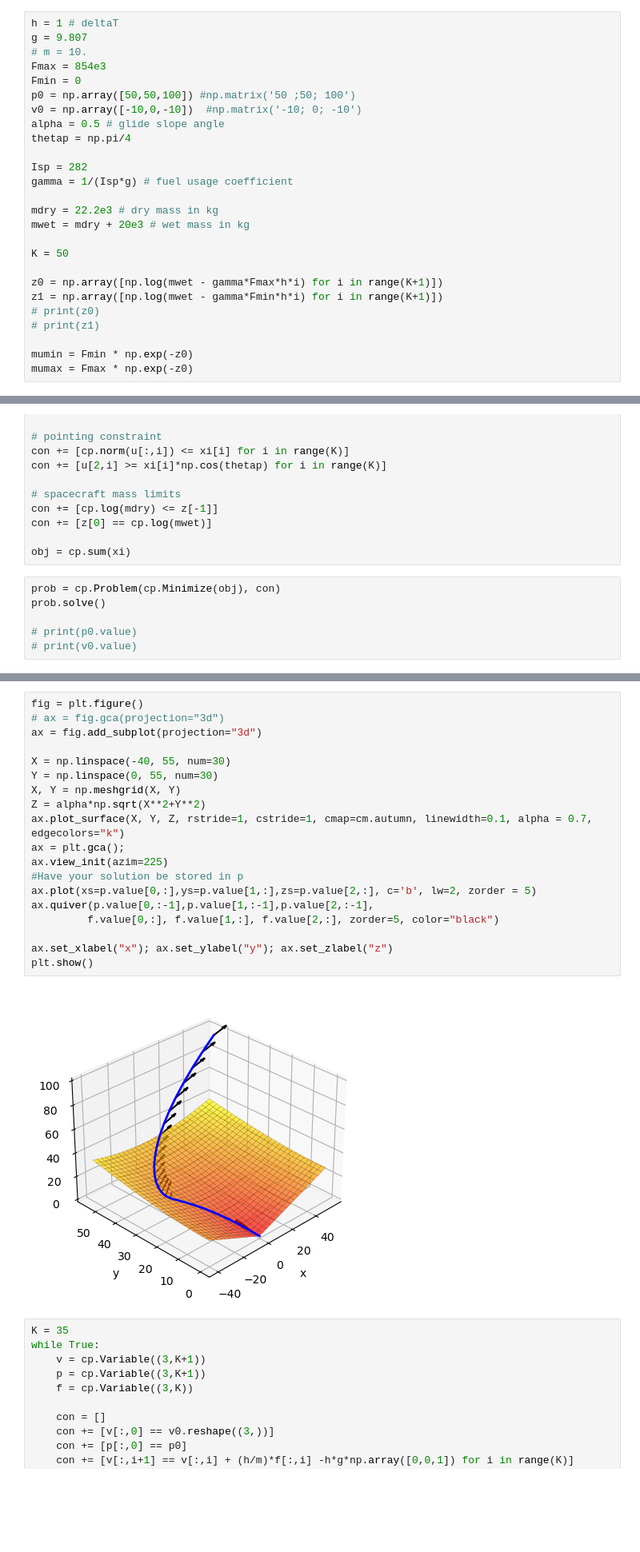
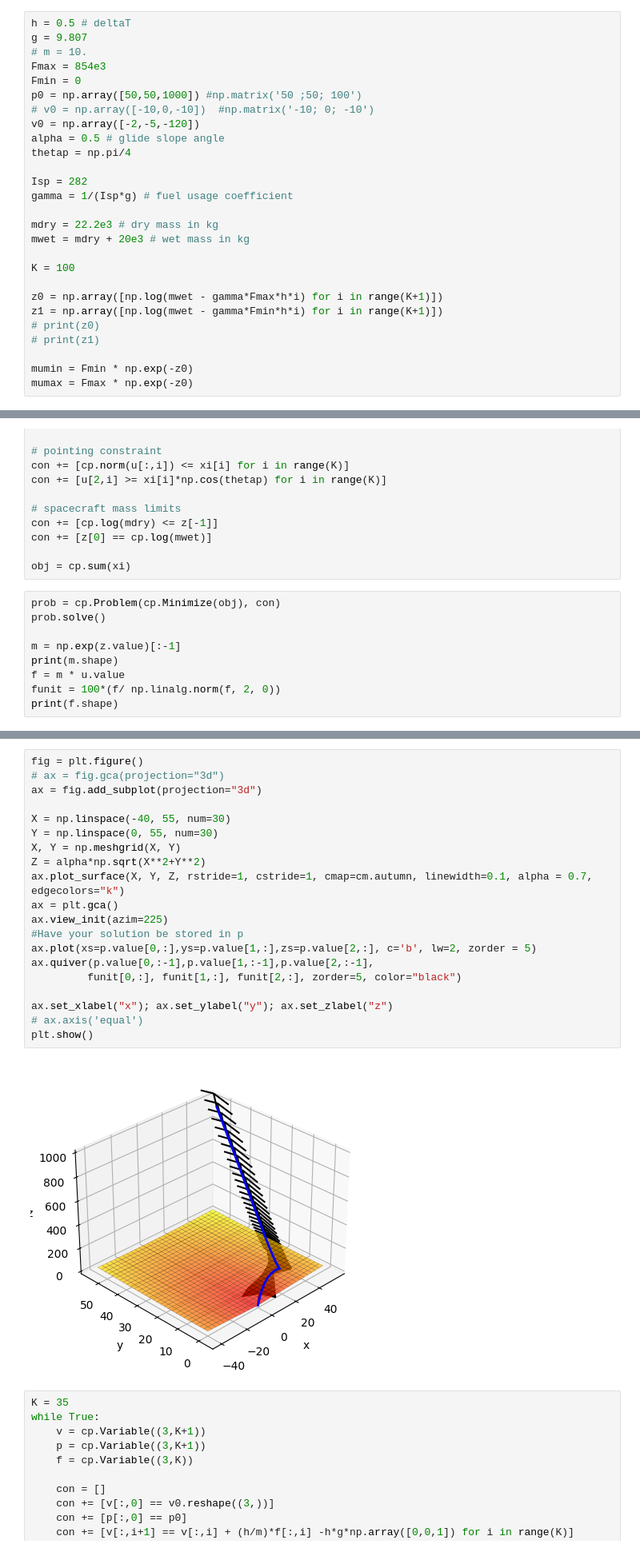
Before and after one commit to UzTak/AA273_Project, a Jupyter notebook: traj_gen/cvx_trajopt.ipynb, the cells around one changed output, grey strips where cells are left out. Shown at 80% size. Drawn from its saved outputs; the diff is of its cells as text; blank space fills up the shorter version.

Commit message:
added plotting for untransformed variables; still experimenting with intiial conditions and pointing/slope constraints

```diff
--- a/traj_gen/cvx_trajopt.ipynb
+++ b/traj_gen/cvx_trajopt.ipynb
@@ -6,13 +6,14 @@ from matplotlib import cm
 import cvxpy as cp
 import json
 # %%
-h = 1 # deltaT
+h = 0.5 # deltaT
 g = 9.807
 # m = 10.
 Fmax = 854e3
 Fmin = 0
-p0 = np.array([50,50,100]) #np.matrix('50 ;50; 100')
-v0 = np.array([-10,0,-10])  #np.matrix('-10; 0; -10')
+p0 = np.array([50,50,1000]) #np.matrix('50 ;50; 100')
+# v0 = np.array([-10,0,-10])  #np.matrix('-10; 0; -10')
+v0 = np.array([-2,-5,-120])
 alpha = 0.5 # glide slope angle
 thetap = np.pi/4
 
@@ -22,7 +23,7 @@ gamma = 1/(Isp*g) # fuel usage coefficient
 mdry = 22.2e3 # dry mass in kg
 mwet = mdry + 20e3 # wet mass in kg
 
-K = 50
+K = 100
 
 z0 = np.array([np.log(mwet - gamma*Fmax*h*i) for i in range(K+1)])
 z1 = np.array([np.log(mwet - gamma*Fmin*h*i) for i in range(K+1)])
@@ -79,6 +80,9 @@ obj = cp.sum(xi)
 prob = cp.Problem(cp.Minimize(obj), con)
 prob.solve()
 
-# print(p0.value)
-# print(v0.value)
+m = np.exp(z.value)[:-1]
+print(m.shape)
+f = m * u.value
+funit = 100*(f/ np.linalg.norm(f, 2, 0))
+print(f.shape)
 # %% [output]
@@ -91,24 +91,25 @@ prob.solve()
 # %%
 fig = plt.figure()
 # ax = fig.gca(projection="3d")
 ax = fig.add_subplot(projection="3d")
 
 X = np.linspace(-40, 55, num=30)
 Y = np.linspace(0, 55, num=30)
 X, Y = np.meshgrid(X, Y)
 Z = alpha*np.sqrt(X**2+Y**2)
 ax.plot_surface(X, Y, Z, rstride=1, cstride=1, cmap=cm.autumn, linewidth=0.1, alpha = 0.7, edgecolors="k")
-ax = plt.gca();
+ax = plt.gca()
 ax.view_init(azim=225)
 #Have your solution be stored in p
 ax.plot(xs=p.value[0,:],ys=p.value[1,:],zs=p.value[2,:], c='b', lw=2, zorder = 5)
 ax.quiver(p.value[0,:-1],p.value[1,:-1],p.value[2,:-1],
-         f.value[0,:], f.value[1,:], f.value[2,:], zorder=5, color="black")
+         funit[0,:], funit[1,:], funit[2,:], zorder=5, color="black")
 
 ax.set_xlabel("x"); ax.set_ylabel("y"); ax.set_zlabel("z")
+# ax.axis('equal')
 plt.show()
 # %% [output]
-[figure, old version]
+[figure, new version]
 # %%
 K = 35
 while True:
```
Also changed, not shown: parts of 1 cell of this notebook.
